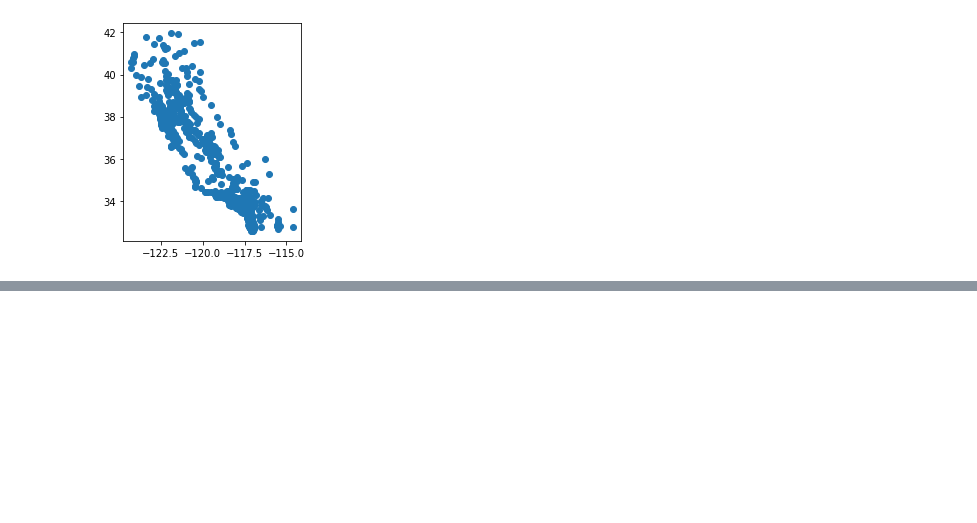
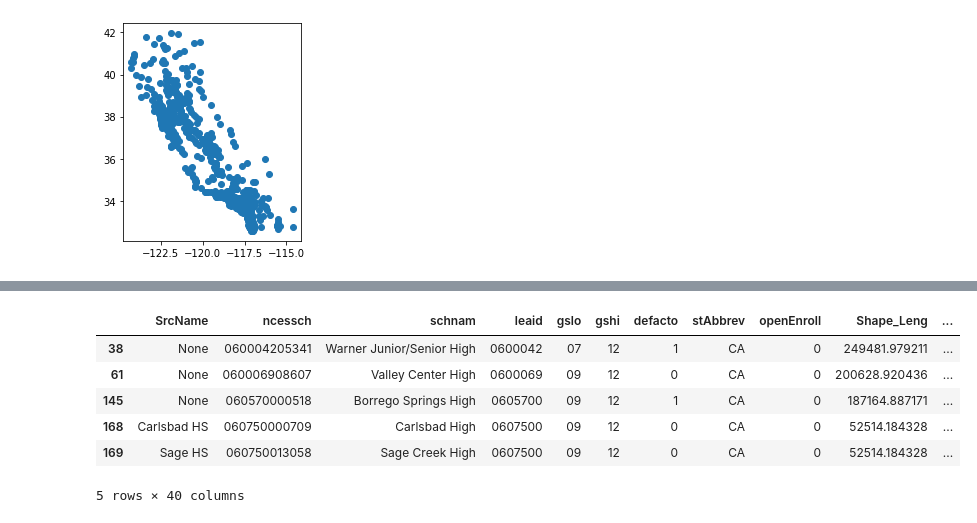
Before and after one commit to nnasr001/PBPL280S21Project1, a Jupyter notebook: Schoolsproject.ipynb, the cells around one changed output, grey strips where cells are left out. Cells and saved outputs as stored; diff of their text form; code cells hidden in the pictures; blank space fills up the shorter version.

Commit message:
adding county dataframes

```diff
--- a/Schoolsproject.ipynb
+++ b/Schoolsproject.ipynb
@@ -33,7 +33,7 @@ import matplotlib.pyplot as plt
 import contextily as ctx
 from geopandas_view import view
 # %%
-schools_data = geopandas.read_parquet("schools_1920.parquet")
+schools_data = gpd.read_parquet("schools_1920.parquet")
 # %%
 schools_data.head()
 # %% [output]
@@ -128,0 +206,12 @@ CA_dataframe.plot()
+# %%
+sdschools = CA_schools[CA_schools.CNTY == '06073']
+# %%
+sdschools.head()
+# %% [output]
+|  | SrcName | ncessch | schnam | leaid | gslo | gshi | defacto | stAbbrev | openEnroll | Shape_Leng | ... |
+| 38 | None | 060004205341 | Warner Junior/Senior High | 0600042 | 07 | 12 | 1 | CA | 0 | 249481.979211 | ... |
+| 61 | None | 060006908607 | Valley Center High | 0600069 | 09 | 12 | 0 | CA | 0 | 200628.920436 | ... |
+| 145 | None | 060570000518 | Borrego Springs High | 0605700 | 09 | 12 | 1 | CA | 0 | 187164.887171 | ... |
+| 168 | Carlsbad HS | 060750000709 | Carlsbad High | 0607500 | 09 | 12 | 0 | CA | 0 | 52514.184328 | ... |
+| 169 | Sage HS | 060750013058 | Sage Creek High | 0607500 | 09 | 12 | 0 | CA | 0 | 52514.184328 | ... |
+5 rows × 40 columns
```
Also changed, not shown: parts of 10 cells of this notebook.
